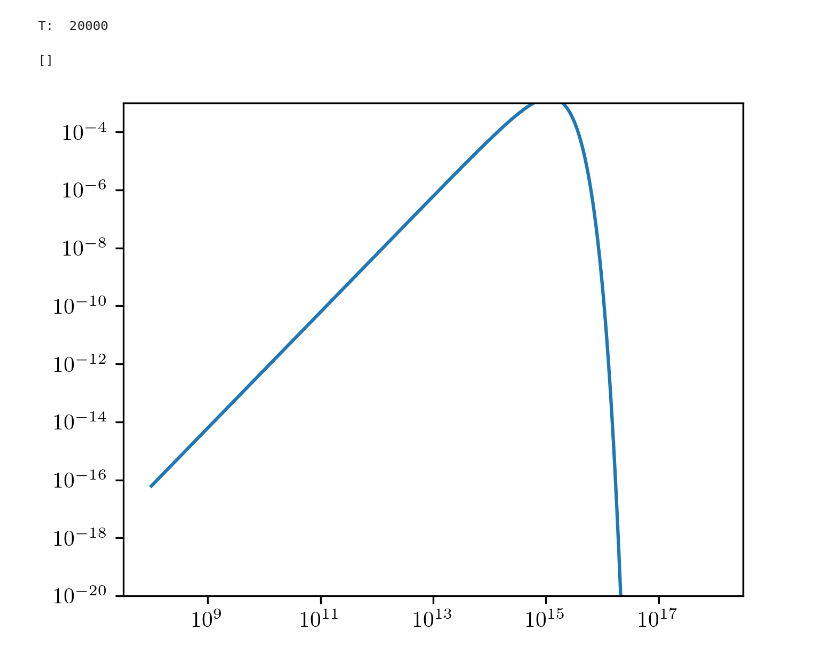
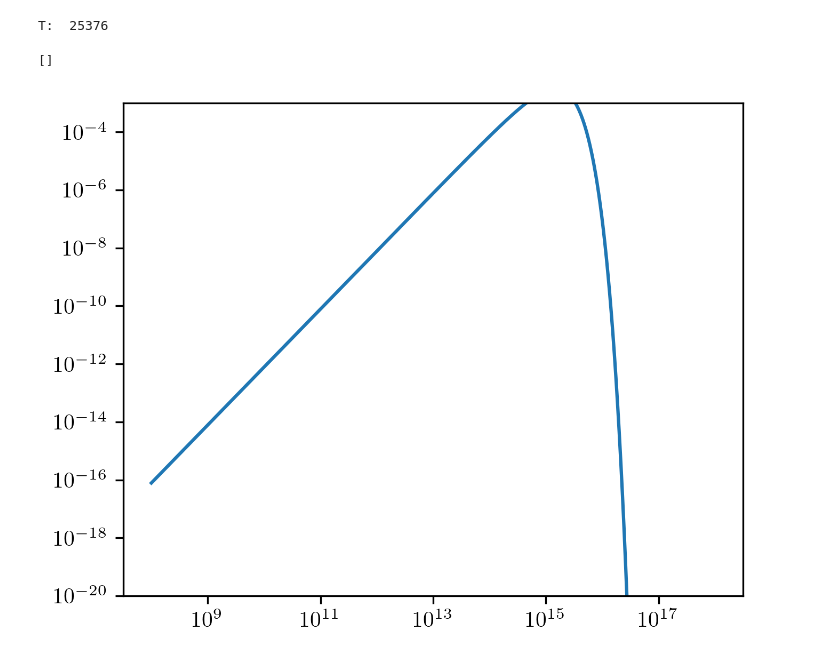
Before and after one commit to KKilmetis8/tde_comparison, a Jupyter notebook: PAOLA_test_red.ipynb, the cells around one changed output. Cells and saved outputs as stored; diff of their text form; code cells hidden in the pictures.

```diff
--- a/PAOLA_test_red.ipynb
+++ b/PAOLA_test_red.ipynb
@@ -66,33 +66,33 @@ def converger(rays, radii):
 # %%
 def planck(Temperature: float, n: float) -> float:
     """ Planck function in a cell. It needs temperature and frequency. """
     c = 2.99792458e10 #[cm/s]
     h = 6.62607015e-27 #[gcm^2/s]
     Kb = 1.380649e-16 #[gcm^2/s^2K]
     const = 2*h/c**2
     fun = const * n**3 / (np.exp(h*n/(Kb*Temperature))-1)
     print('T: ', Temperature)
     return fun
 
 n_min = 1e8
 n_max = 1e18
 n_spacing = 10000
 def log_array(n_min, n_max, lenght):
     x_min = np.log10(n_min)
     x_max = np.log10(n_max)
     x_arr = np.linspace(x_min, x_max , num = lenght)
     return x_arr
 x_arr = log_array(n_min, n_max, n_spacing)
 n_arr = 10**x_arr
 
-plt.plot(n_arr,planck(20000,n_arr))
+plt.plot(n_arr,planck(25376,n_arr))
 plt.ylim(1e-20,1e-3)
 #plt.xlim(1)
 plt.loglog()
 # %% [output]
-T:  20000
+T:  25376
 []
-[figure, old version]
+[figure, new version]
 # %%
 def find_sphereradius():
 # %%
```
Also changed, not shown: 8 other files.
